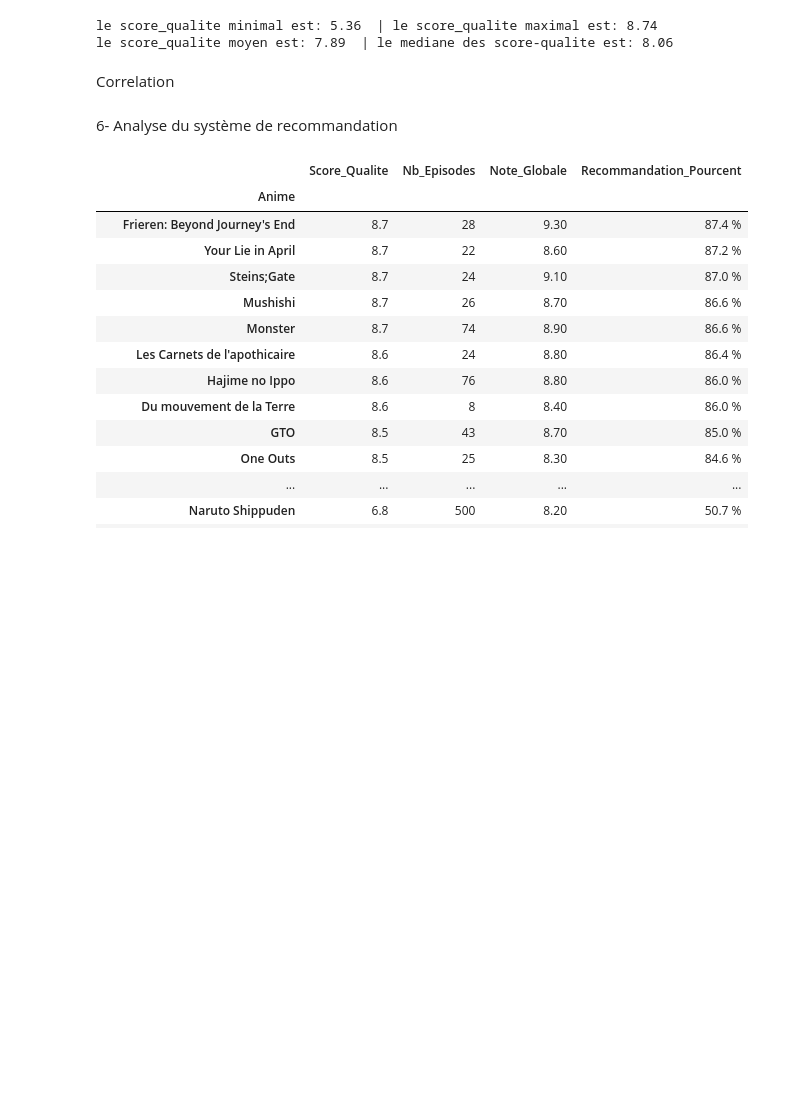
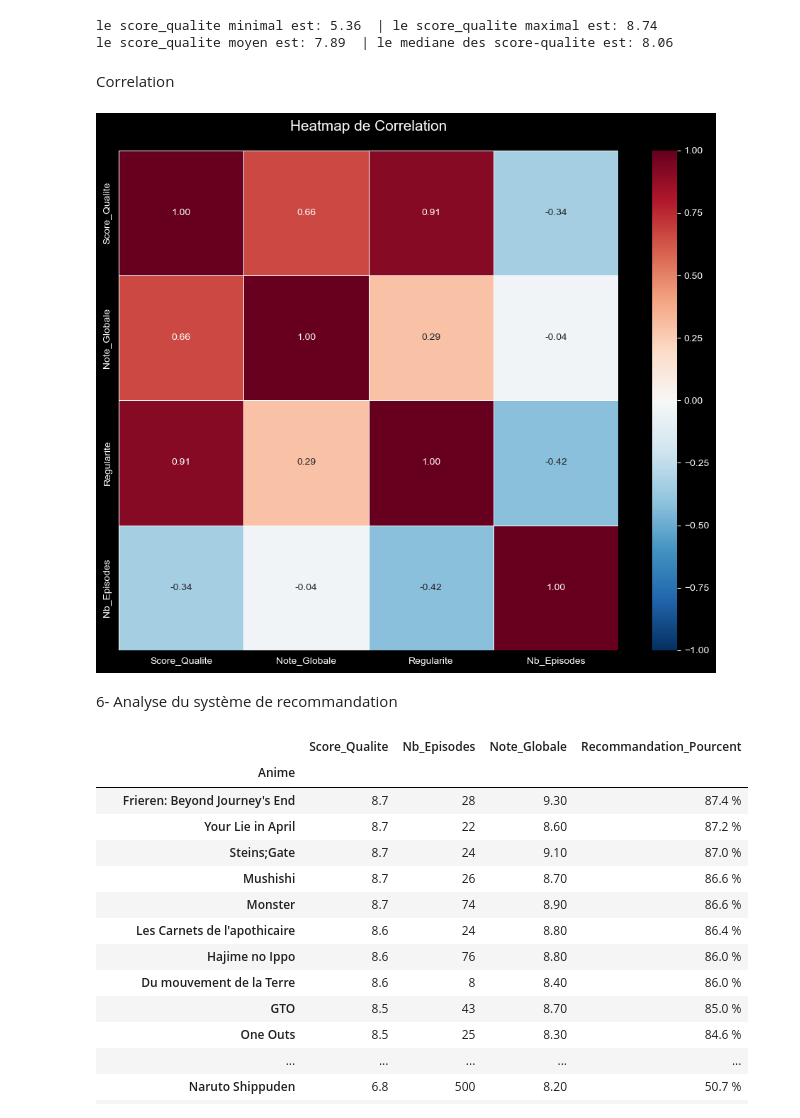
Before and after one commit to Ali77225/Analyse-DATA-Anim-s, a Jupyter notebook: Notebook anime.ipynb, the cells around one changed output. Cells and saved outputs as stored; diff of their text form; code cells hidden in the pictures; blank space fills up the shorter version.

Commit message:
Ajustement de la heatmap de correlation pour quel soit visible sur github

```diff
--- a/Notebook anime.ipynb
+++ b/Notebook anime.ipynb
@@ -241,21 +241,40 @@ le score_qualite moyen est: 7.89  | le mediane des score-qualite est: 8.06
 # %% [markdown]
 Correlation
 # %%
-import plotly.express as px
+import seaborn as sns
+import matplotlib.pyplot as plt
 
-# 1. Calcul de la corrélation (assure-toi que df_clean est bien chargé)
+# 1. Calcul de la corrélation
 correlation = df_clean[['Score_Qualite', 'Note_Globale', 'Regularite', 'Nb_Episodes']].corr()
 
-# 2. Amélioration du design (plus épuré)
-fig.update_layout(
-    title_x=0.5,
-    xaxis_title="Variables",
-    yaxis_title="Variables",
-    width=700,
-    height=600
+# 2. Création de la heatmap statique
+plt.figure(figsize=(10, 8))
+sns.heatmap(
+    correlation,
+    annot=True,
+    # Affiche les chiffres
+    fmt=".2f",
+    # Arrondi à 2 décimales
+    cmap='RdBu_r',
+    # Même échelle de couleur (Rouge/Bleu)
+    vmin=-1, vmax=1,
+    # Fixe l'échelle de -1 à 1
+    center=0,
+    # Centre la couleur sur 0
+    square=True,
+    # Cellules carrées pour la lisibilité
+    linewidths=.5
+    # Ajoute un léger filet entre les cases
 )
 
-fig.show()
+# 3. Design et titres
+plt.title("Heatmap de Correlation", fontsize=15, pad=20)
+plt.tight_layout()
+
+# Affichage (statique)
+plt.show()
+# %% [output]
+[figure, added]
 # %% [markdown]
 6- Analyse du système de recommandation
 # %%
```
Also changed, not shown: parts of 1 cell of this notebook.
